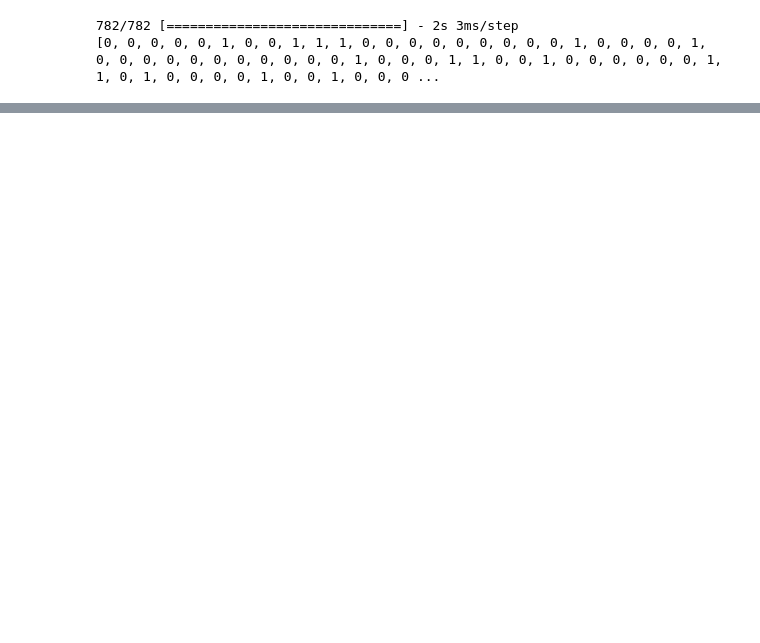
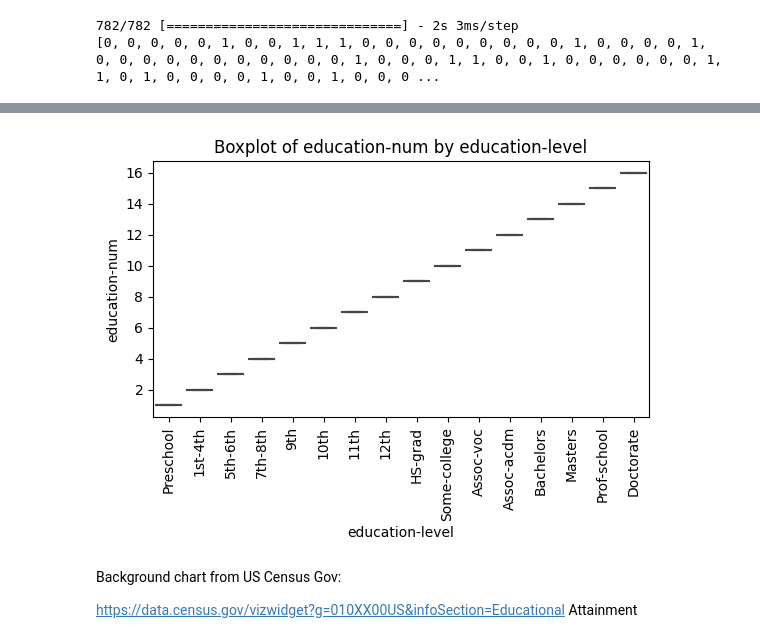
Before and after one commit to eric-pding/RSM8413_Group_Assignment_1, a Jupyter notebook: RSM8413_Group_Assignment_3.ipynb, the cells around one changed output, grey strips where cells are left out. Saved outputs shown, nothing was run; the diff lists cells and outputs as text; code cells hidden in the pictures; blank space fills up the shorter version.

```diff
--- a/RSM8413_Group_Assignment_3.ipynb
+++ b/RSM8413_Group_Assignment_3.ipynb
@@ -185,0 +192,4 @@ print(rounded)
+# %%
+data_train['education'].unique()
+edu_level = ['Preschool','1st-4th','5th-6th', '7th-8th','9th','10th','11th','12th','HS-grad','Some-college','Assoc-voc','Assoc-acdm','Bachelors', 'Masters','Prof-school','Doctorate']
+data_train['education-level'] = pd.Categorical(data_train['education'], categories=edu_level, ordered=True)
@@ -185,0 +218,14 @@ print(rounded)
+# %%
+# Using Boxplot - no outlier - the relationship is one-on-one
+plt.gca().set_aspect(0.5)
+plt.xticks(rotation=90)
+sns.boxplot(x='education-level', y='education-num', data=data_train)
+plt.title('Boxplot of education-num by education-level')
+
+plt.show()
+# %% [output]
+[figure, added]
+# %% [markdown]
+Background chart from US Census Gov:
+
+https://data.census.gov/vizwidget?g=010XX00US&infoSection=Educational Attainment
```
Also changed, not shown: parts of 10 cells of this notebook.
